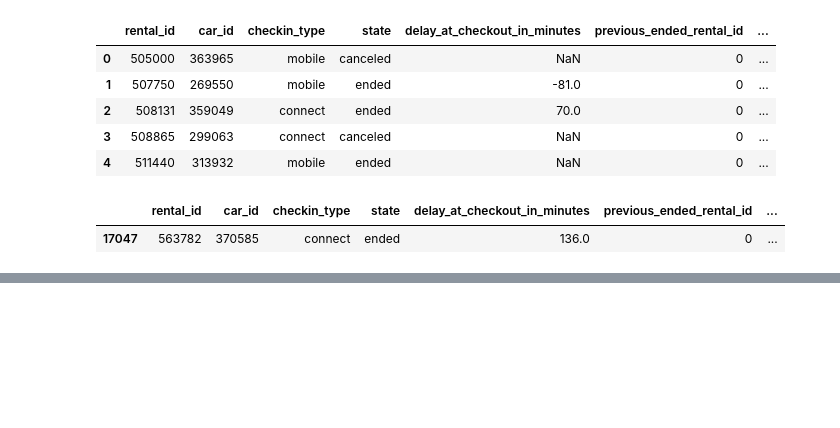
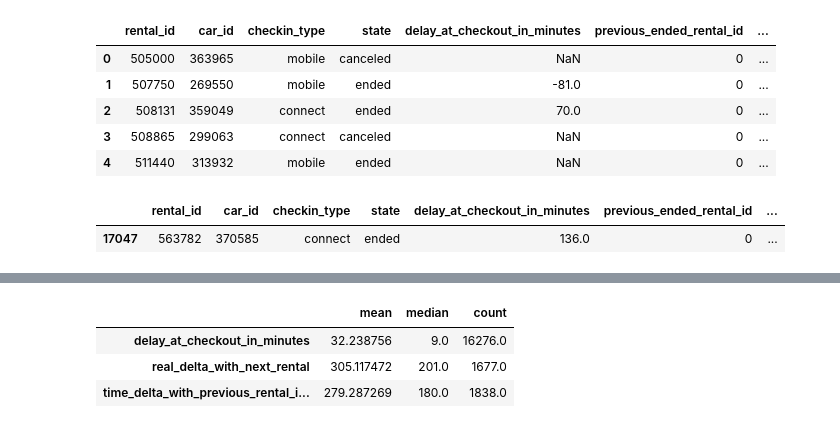
Before and after one commit to LyXoR51/my_certification_projects, a Jupyter notebook: M05-Projet-GetAround/GetAround_EDA.ipynb, the cells around one changed output, grey strips where cells are left out. Cells and saved outputs as stored; diff of their text form; code cells hidden in the pictures; blank space fills up the shorter version.

```diff
--- a/M05-Projet-GetAround/GetAround_EDA.ipynb
+++ b/M05-Projet-GetAround/GetAround_EDA.ipynb
@@ -397,3 +444,28 @@ df.describe(include='all')
 | 50% | 550355.500000 | 368630.500000 | NaN | NaN | 9.000000 | 0.000000 | ... |
 | 75% | 560473.750000 | 394884.000000 | NaN | NaN | 66.000000 | 0.000000 | ... |
 | max | 576401.000000 | 417675.000000 | NaN | NaN | 2984.000000 | 575053.000000 | ... |
+# %%
+import pandas as pd
+
+def basic_stats_for_col(dataframe, columns_list):
+    basic_stats_list = []
+
+    for col in columns_list:
+        new_row = pd.Series({
+            'mean': dataframe[col].mean(),
+            'median': dataframe[col].median(),
+            'count': dataframe[col].count()
+        }, name=col)
+        basic_stats_list.append(new_row)
+
+    basic_stats_df = pd.concat(basic_stats_list, axis=1).T
+    return basic_stats_df
+# %%
+columns_list = ['delay_at_checkout_in_minutes','real_delta_with_next_rental', 'time_delta_with_previous_rental_in_minutes']
+test_df =  basic_stats_for_col(df, columns_list)
+test_df.head()
+# %% [output]
+|  | mean | median | count |
+| delay_at_checkout_in_minutes | 32.238756 | 9.0 | 16276.0 |
+| real_delta_with_next_rental | 305.117472 | 201.0 | 1677.0 |
+| time_delta_with_previous_rental_i... | 279.287269 | 180.0 | 1838.0 |
```
Also changed, not shown: parts of 7 cells of this notebook, 2 other files.
